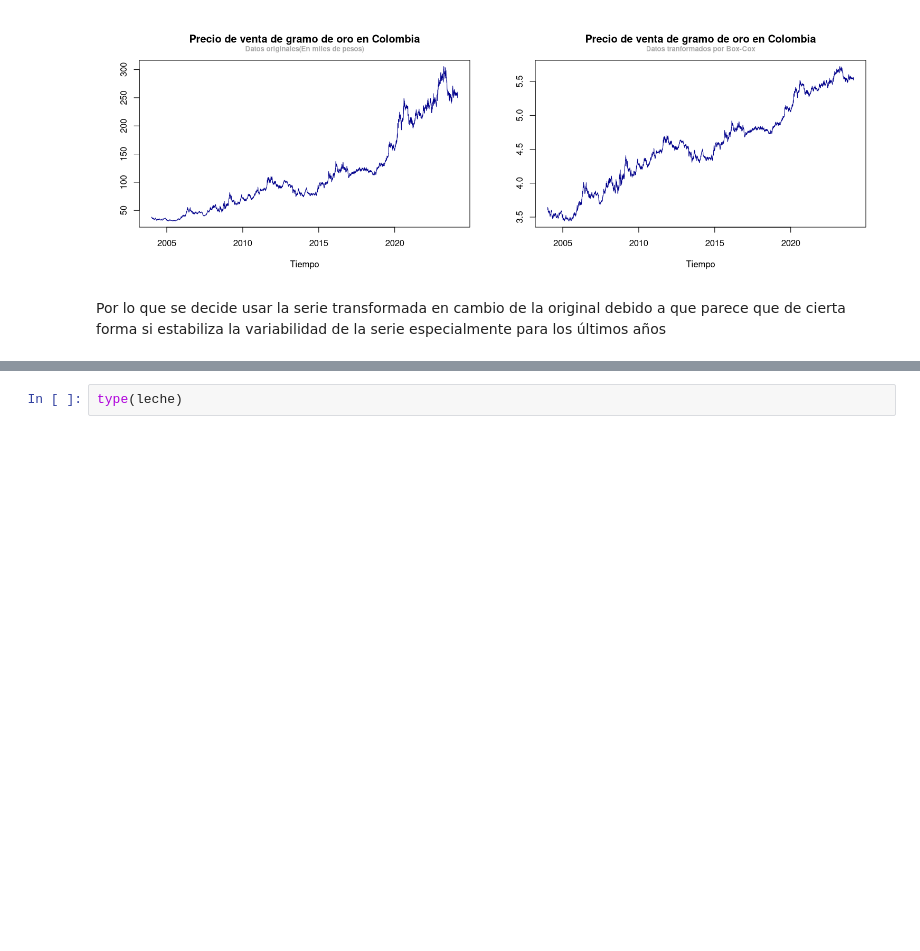
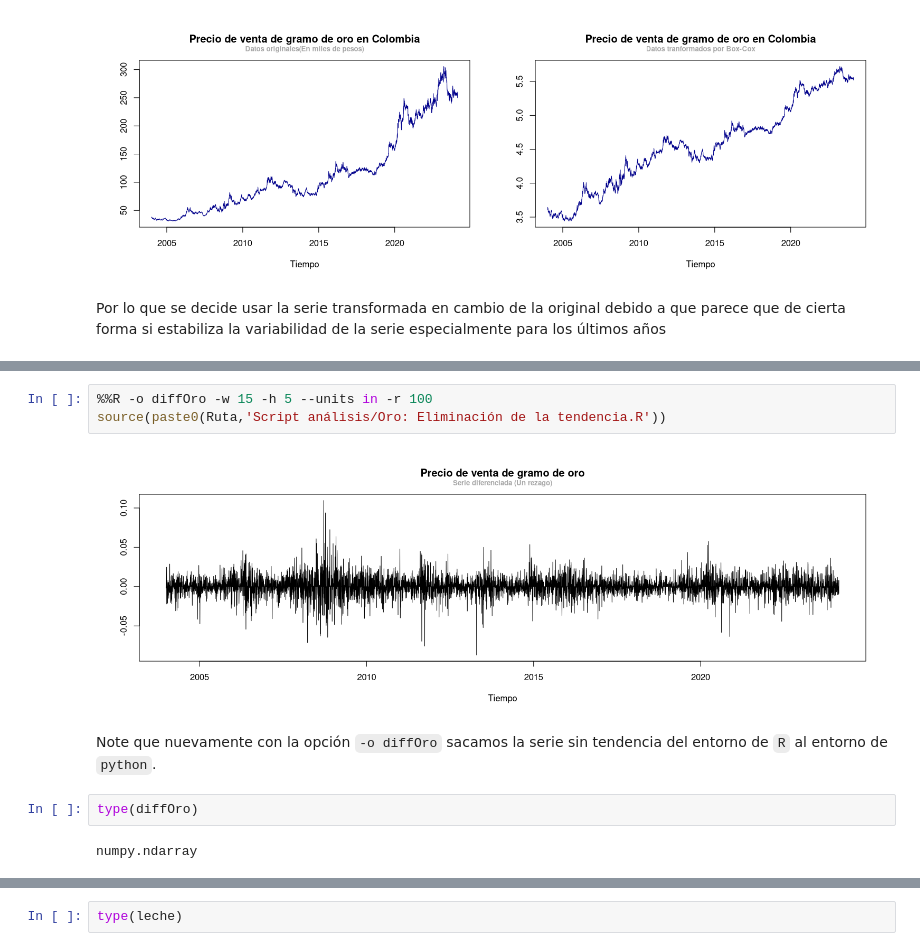
Before and after one commit to Mendivenson/Series-de-tiempo, a Jupyter notebook: Avance 2/Avance 2.ipynb, the cells around one changed output, grey strips where cells are left out. Drawn from its saved outputs; the diff is of its cells as text; blank space fills up the shorter version.

```diff
--- a/Avance 2/Avance 2.ipynb
+++ b/Avance 2/Avance 2.ipynb
@@ -171,0 +167,11 @@ Para los árboles de decisión, tendremos en cuenta lo encontrado en la sección
+# %%
+%%R -o diffOro -w 15 -h 5 --units in -r 100
+source(paste0(Ruta,'Script análisis/Oro: Eliminación de la tendencia.R'))
+# %% [output]
+[figure, added]
+# %% [markdown]
+Note que nuevamente con la opción `-o diffOro` sacamos la serie sin tendencia del entorno de `R` al entorno de `python`.
+# %%
+type(diffOro)
+# %% [output]
+numpy.ndarray
```
Also changed, not shown: parts of 46 cells of this notebook, 3 other files.
